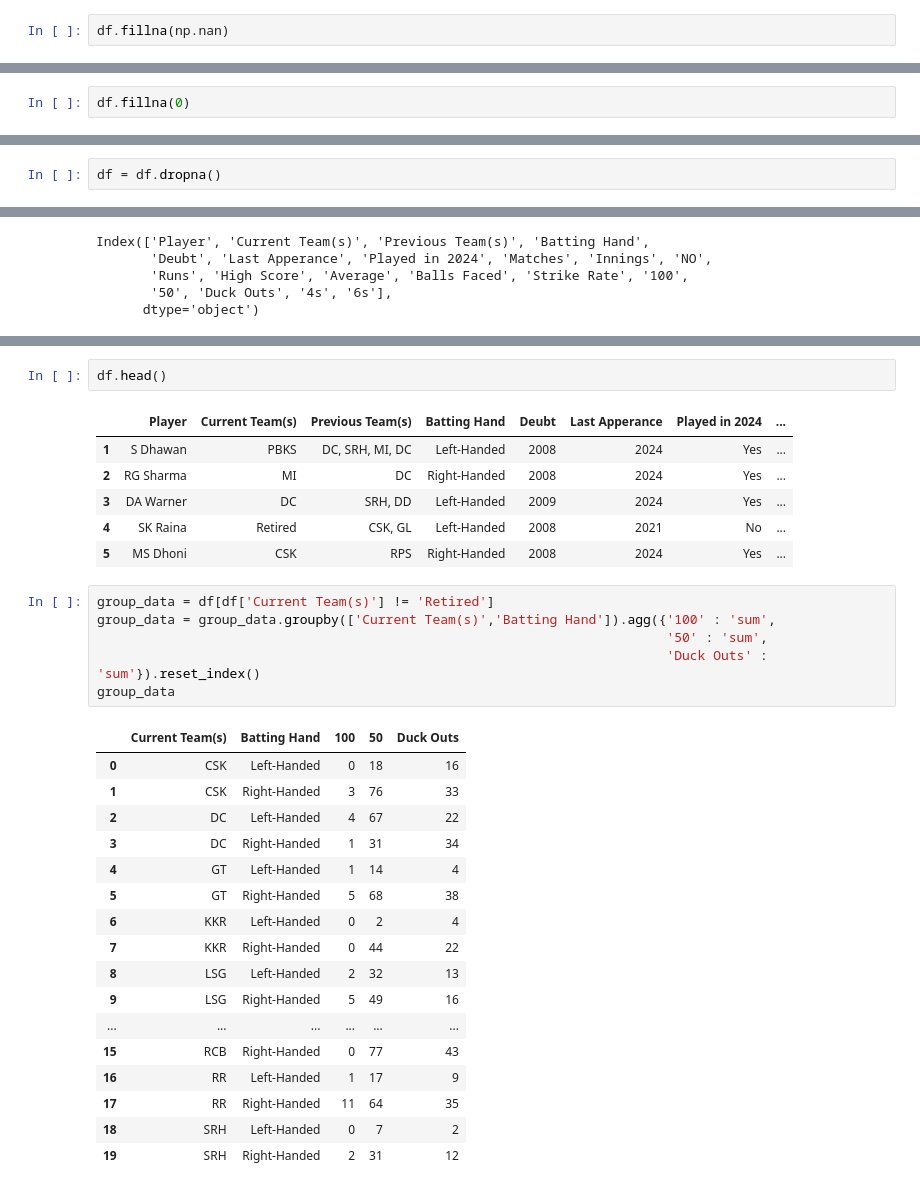
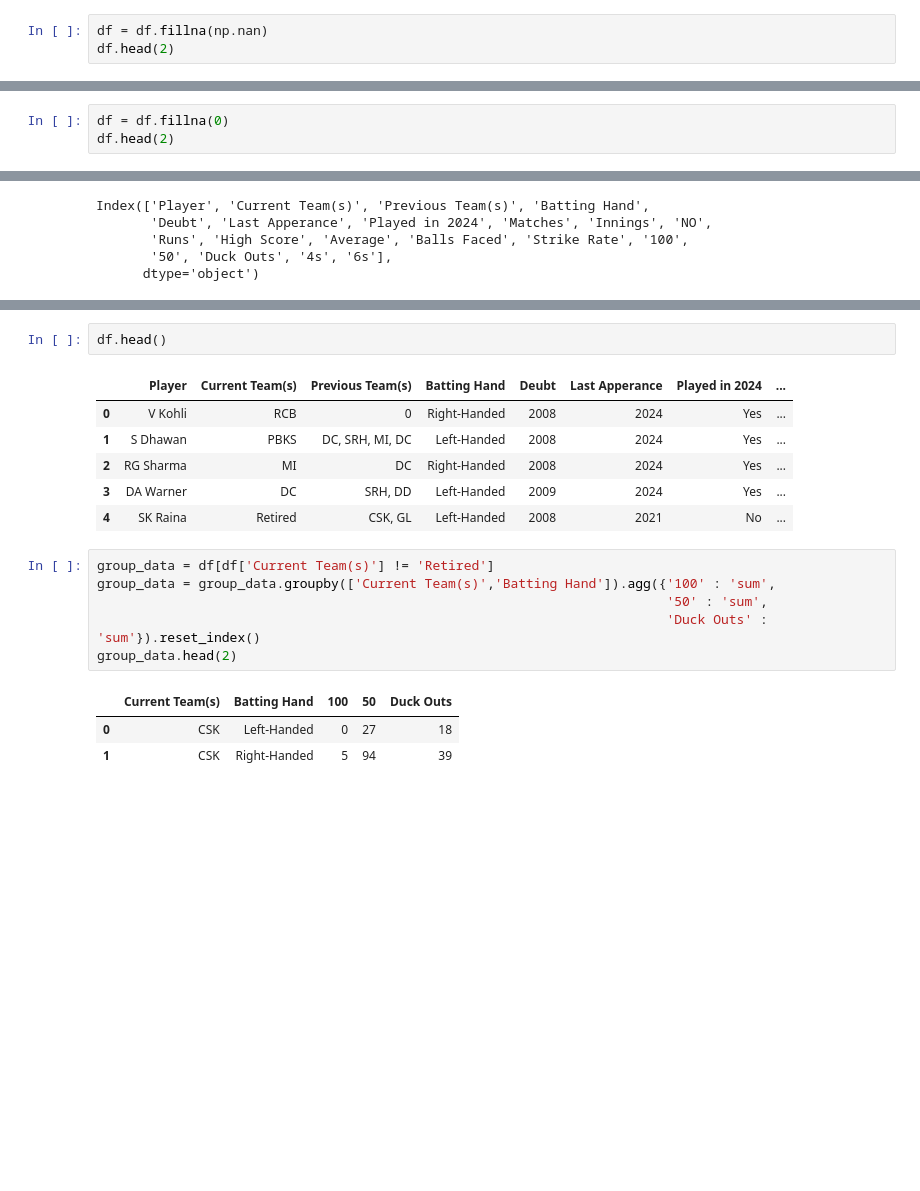
Before and after one commit to Udhay2898/IPL, a Jupyter notebook: IPL_Stats.ipynb, the cells around one changed output, grey strips where cells are left out. Drawn from its saved outputs; the diff is of its cells as text; blank space fills up the shorter version.

```diff
--- a/IPL_Stats.ipynb
+++ b/IPL_Stats.ipynb
@@ -171,5 +168,6 @@ df.duplicated().sum()
 # %%
-df.fillna(np.nan)
+df = df.fillna(np.nan)
+df.head(2)
 # %% [output]
 |  | Player | Current Team(s) | Previous Team(s) | Batting Hand | Deubt | Last Apperance | Played in 2024 | ... |
 | 0 | V Kohli | RCB | NaN | Right-Handed | 2008 | 2024 | Yes | ... |
@@ -187,5 +175,6 @@ df.fillna(np.nan)
 # %%
-df.fillna(0)
+df = df.fillna(0)
+df.head(2)
 # %% [output]
 |  | Player | Current Team(s) | Previous Team(s) | Batting Hand | Deubt | Last Apperance | Played in 2024 | ... |
 | 0 | V Kohli | RCB | 0 | Right-Handed | 2008 | 2024 | Yes | ... |
@@ -203,5 +182,3 @@ df.fillna(0)
-# %%
-df = df.dropna()
 # %%
 df.nunique()
 # %% [output]
@@ -256,34 +233,20 @@ Player :
 df.head()
 # %% [output]
 |  | Player | Current Team(s) | Previous Team(s) | Batting Hand | Deubt | Last Apperance | Played in 2024 | ... |
+| 0 | V Kohli | RCB | 0 | Right-Handed | 2008 | 2024 | Yes | ... |
 | 1 | S Dhawan | PBKS | DC, SRH, MI, DC | Left-Handed | 2008 | 2024 | Yes | ... |
 | 2 | RG Sharma | MI | DC | Right-Handed | 2008 | 2024 | Yes | ... |
 | 3 | DA Warner | DC | SRH, DD | Left-Handed | 2009 | 2024 | Yes | ... |
 | 4 | SK Raina | Retired | CSK, GL | Left-Handed | 2008 | 2021 | No | ... |
-| 5 | MS Dhoni | CSK | RPS | Right-Handed | 2008 | 2024 | Yes | ... |
 # %%
 group_data = df[df['Current Team(s)'] != 'Retired']
 group_data = group_data.groupby(['Current Team(s)','Batting Hand']).agg({'100' : 'sum',
                                                                          '50' : 'sum',
                                                                          'Duck Outs' : 'sum'}).reset_index()
-group_data
+group_data.head(2)
 # %% [output]
 |  | Current Team(s) | Batting Hand | 100 | 50 | Duck Outs |
-| 0 | CSK | Left-Handed | 0 | 18 | 16 |
-| 1 | CSK | Right-Handed | 3 | 76 | 33 |
-| 2 | DC | Left-Handed | 4 | 67 | 22 |
-| 3 | DC | Right-Handed | 1 | 31 | 34 |
-| 4 | GT | Left-Handed | 1 | 14 | 4 |
-| 5 | GT | Right-Handed | 5 | 68 | 38 |
-| 6 | KKR | Left-Handed | 0 | 2 | 4 |
-| 7 | KKR | Right-Handed | 0 | 44 | 22 |
-| 8 | LSG | Left-Handed | 2 | 32 | 13 |
-| 9 | LSG | Right-Handed | 5 | 49 | 16 |
-| ... | ... | ... | ... | ... | ... |
-| 15 | RCB | Right-Handed | 0 | 77 | 43 |
-| 16 | RR | Left-Handed | 1 | 17 | 9 |
-| 17 | RR | Right-Handed | 11 | 64 | 35 |
-| 18 | SRH | Left-Handed | 0 | 7 | 2 |
-| 19 | SRH | Right-Handed | 2 | 31 | 12 |
+| 0 | CSK | Left-Handed | 0 | 27 | 18 |
+| 1 | CSK | Right-Handed | 5 | 94 | 39 |
 # %%
 pivot_group_data = group_data.pivot(index = 'Current Team(s)',columns = 'Batting Hand',values=['100','50','Duck Outs'])
```
Also changed, not shown: parts of 24 cells of this notebook.
